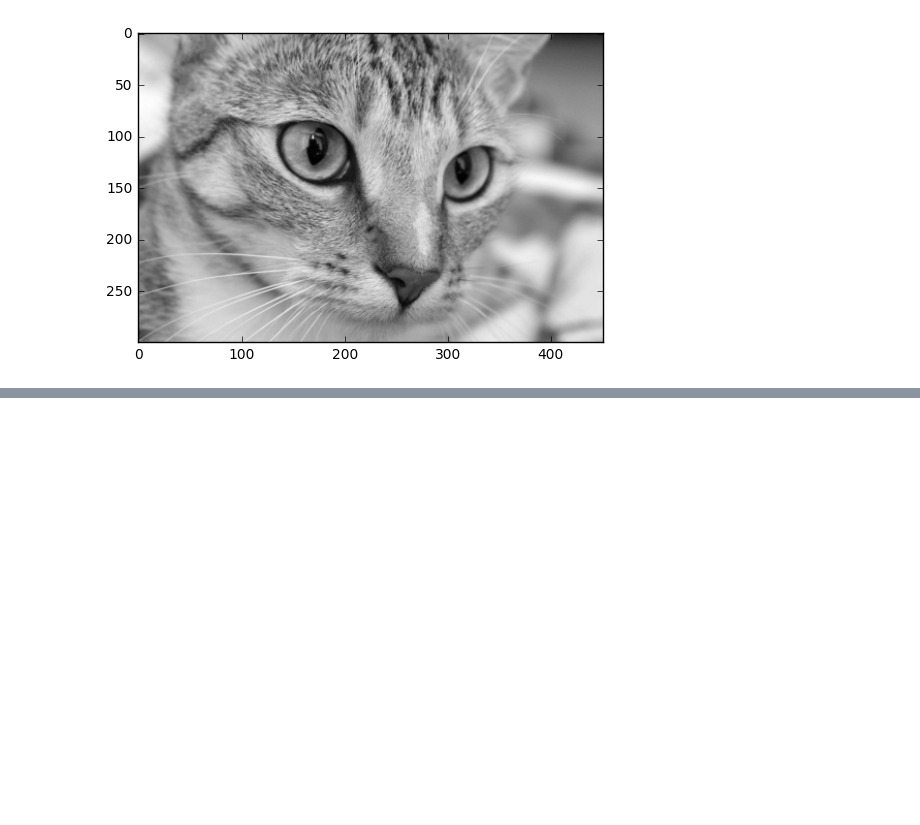
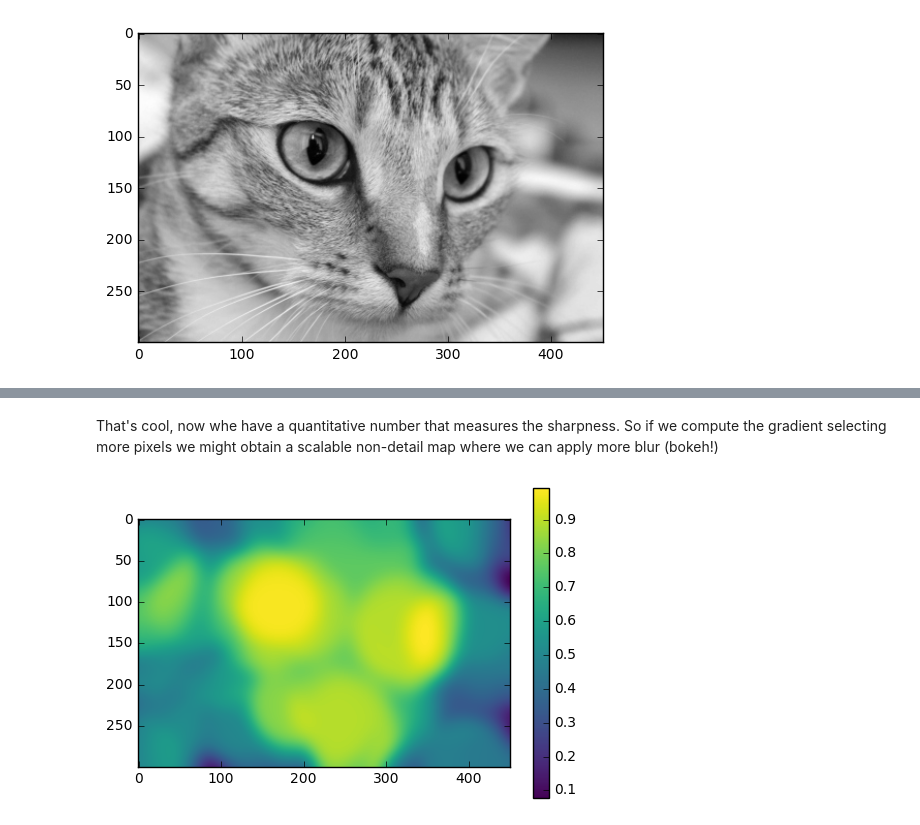
Before and after one commit to franktoffel/pyportrait, a Jupyter notebook: PyPortrait-interactive-demo.ipynb, the cells around one changed output, grey strips where cells are left out. Saved outputs shown, nothing was run; the diff lists cells and outputs as text; code cells hidden in the pictures; blank space fills up the shorter version.

```diff
--- a/PyPortrait-interactive-demo.ipynb
+++ b/PyPortrait-interactive-demo.ipynb
@@ -108,0 +51,19 @@ ax.set_adjustable('box-forced')
+# %% [markdown]
+That's cool, now whe have a quantitative number that measures the sharpness. So if we compute the gradient selecting more pixels we might obtain a scalable non-detail map where we can apply more blur (bokeh!)
+# %%
+from skimage.filters import gaussian
+
+selection_element = disk(50) # matrix of n pixels with a disk shape
+
+cat_sharpness = gradient(cat_gray, selection_element)
+
+cat_sharpness_std = (cat_sharpness - cat_sharpness.min())/(cat_sharpness.max()-cat_sharpness.min())
+
+# (optional) Removes sharp edges of disk
+cat_sharpness_std = gaussian(cat_sharpness_std, sigma=10)
+
+plt.imshow(cat_sharpness_std, cmap="viridis")
+plt.colorbar()
+plt.show()
+# %% [output]
+[figure, added]
```
Also changed, not shown: parts of 16 cells of this notebook.
